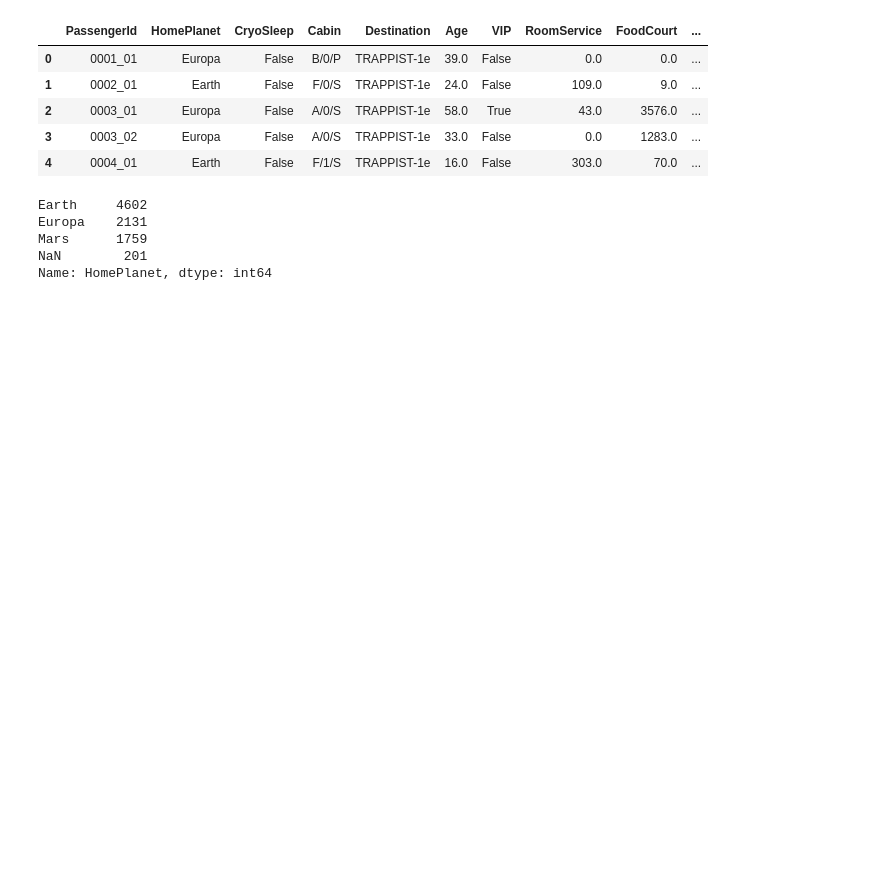
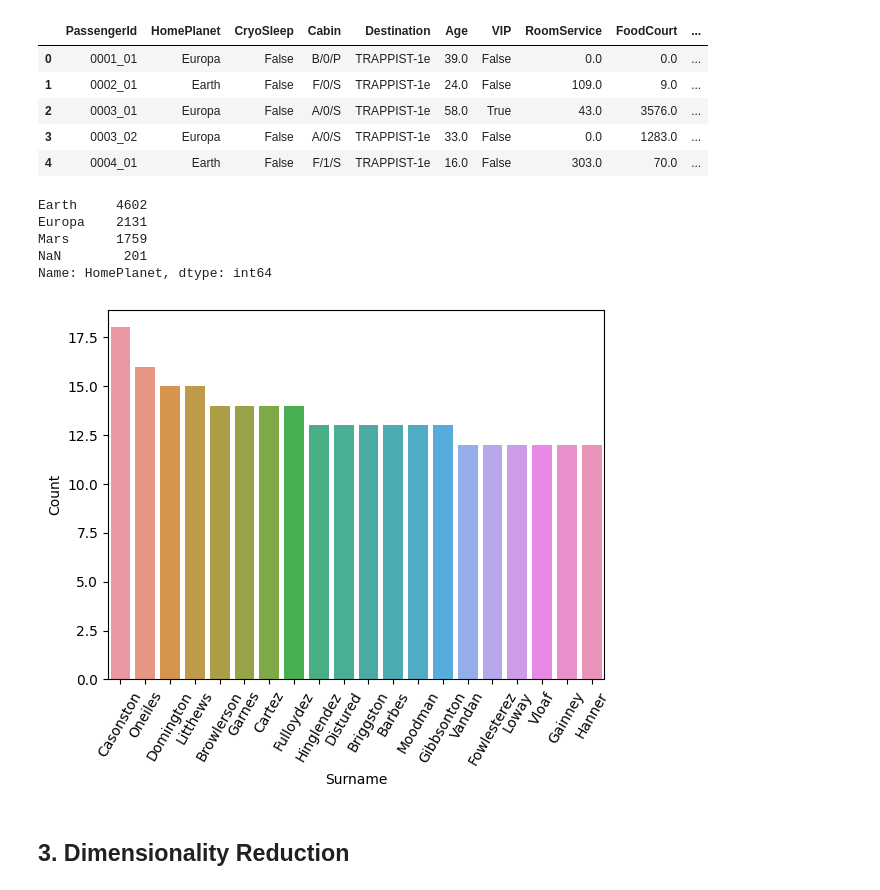
Before and after one commit to SebastiaanK97/KaggleDruzyna, a Jupyter notebook: SpaceshipTitanic/notebooks/data_exploration.ipynb, the cells around one changed output. Cells and saved outputs as stored; diff of their text form; code cells hidden in the pictures; blank space fills up the shorter version.

```diff
--- a/SpaceshipTitanic/notebooks/data_exploration.ipynb
+++ b/SpaceshipTitanic/notebooks/data_exploration.ipynb
@@ -3,9 +70,10 @@ import pandas as pd
 # %%
-df = pd.read_csv('../data/train.csv')
+with open(f"data/raw/train.pkl", "rb") as handle:
+    df_train_raw = pickle.load(handle)
 x = lambda m: m.str.split('/', expand=True)
-new_df = x(df['Cabin'])
+new_df = x(df_train_raw['Cabin'])
 new_df = new_df.rename(columns={0: 'Deck', 1: 'Number', 2:'Side'})
-df = pd.concat([df, new_df], axis=1)
+df = pd.concat([df_train_raw, new_df], axis=1)
 # %%
 df.head()
 # %% [output]
@@ -23,3 +91,20 @@ Europa    2131
 Mars      1759
 NaN        201
 Name: HomePlanet, dtype: int64
+# %%
+x = lambda m: m.str.split(' ', expand=True)
+df_surname = x(df['Name'])
+df_surname = df_surname.rename(columns={0: 'Name', 1: 'Surname'})
+# %%
+family2plot = df_surname["Surname"].value_counts().to_frame().head(20)
+family2plot.reset_index(inplace=True)
+family2plot.rename(columns={"index":"Surname", "Surname":"Count"}, inplace=True)
+# %%
+fig, ax = plt.subplots()
+chart = sns.barplot(data=family2plot, ax=ax, x="Surname", y="Count")
+ax.set_xticklabels(labels=family2plot["Surname"], rotation=60)
+plt.show()
+# %% [output]
+[figure, added]
+# %% [markdown]
+## 3. Dimensionality Reduction
```
Also changed, not shown: parts of 8 cells of this notebook, 15 other files.
